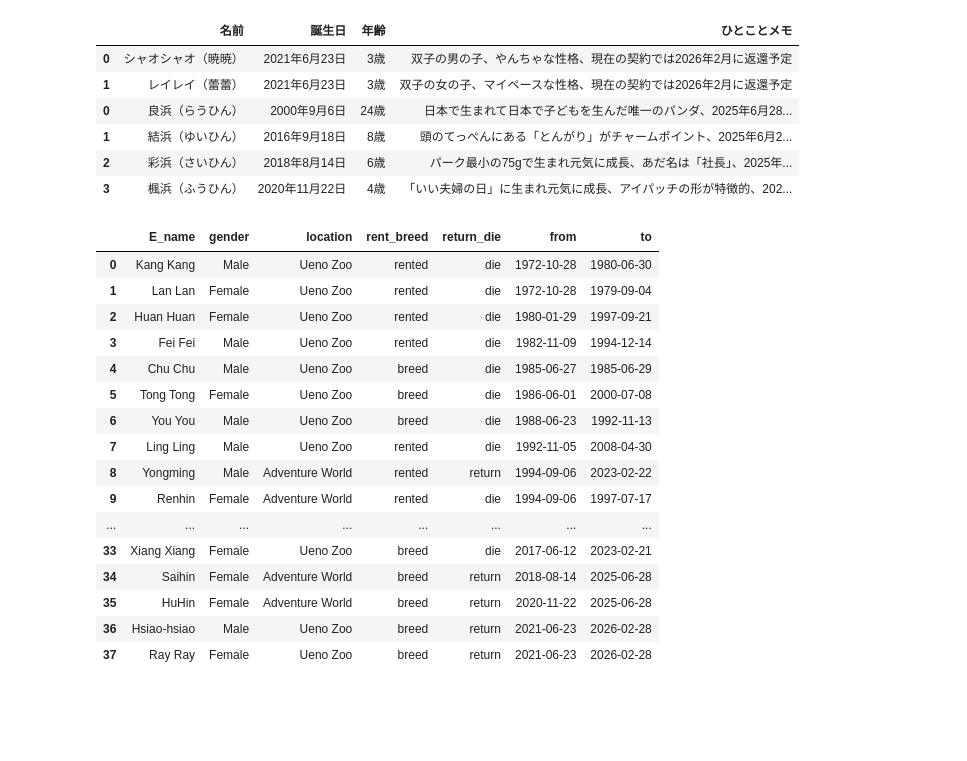
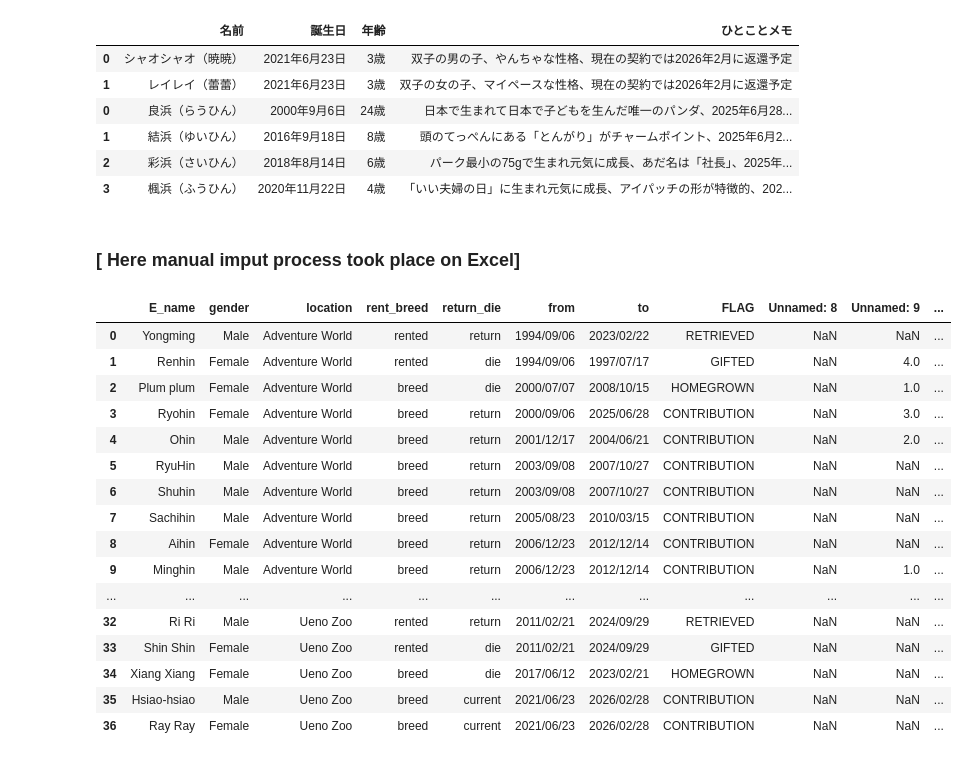
Before and after one commit to jhonma/panda_diplomacy, a Jupyter notebook: panda_diplomacy_cleaned.ipynb, the cells around one changed output. Cells and saved outputs as stored; diff of their text form; code cells hidden in the pictures; blank space fills up the shorter version.

```diff
--- a/panda_diplomacy_cleaned.ipynb
+++ b/panda_diplomacy_cleaned.ipynb
@@ -138,27 +38,29 @@ df
 | 3 | 楓浜（ふうひん） | 2020年11月22日 | 4歳 | 「いい夫婦の日」に生まれ元気に成長、アイパッチの形が特徴的、202... |
 # %%
 df.to_csv("tokidoki2.csv")
+# %% [markdown]
+### [ Here manual imput process took place on Excel]
 # %%
-df = pd.read_csv("tokidoki_import.csv")
+df = pd.read_csv("tokidoki_import2.csv")
 df
 # %% [output]
-|  | E_name | gender | location | rent_breed | return_die | from | to |
-| 0 | Kang Kang | Male | Ueno Zoo | rented | die | 1972-10-28 | 1980-06-30 |
-| 1 | Lan Lan | Female | Ueno Zoo | rented | die | 1972-10-28 | 1979-09-04 |
-| 2 | Huan Huan | Female | Ueno Zoo | rented | die | 1980-01-29 | 1997-09-21 |
-| 3 | Fei Fei | Male | Ueno Zoo | rented | die | 1982-11-09 | 1994-12-14 |
-| 4 | Chu Chu | Male | Ueno Zoo | breed | die | 1985-06-27 | 1985-06-29 |
-| 5 | Tong Tong | Female | Ueno Zoo | breed | die | 1986-06-01 | 2000-07-08 |
-| 6 | You You | Male | Ueno Zoo | breed | die | 1988-06-23 | 1992-11-13 |
-| 7 | Ling Ling | Male | Ueno Zoo | rented | die | 1992-11-05 | 2008-04-30 |
-| 8 | Yongming | Male | Adventure World | rented | return | 1994-09-06 | 2023-02-22 |
-| 9 | Renhin | Female | Adventure World | rented | die | 1994-09-06 | 1997-07-17 |
-| ... | ... | ... | ... | ... | ... | ... | ... |
-| 33 | Xiang Xiang | Female | Ueno Zoo | breed | die | 2017-06-12 | 2023-02-21 |
-| 34 | Saihin | Female | Adventure World | breed | return | 2018-08-14 | 2025-06-28 |
-| 35 | HuHin | Female | Adventure World | breed | return | 2020-11-22 | 2025-06-28 |
-| 36 | Hsiao-hsiao | Male | Ueno Zoo | breed | return | 2021-06-23 | 2026-02-28 |
-| 37 | Ray Ray | Female | Ueno Zoo | breed | return | 2021-06-23 | 2026-02-28 |
+|  | E_name | gender | location | rent_breed | return_die | from | to | FLAG | Unnamed: 8 | Unnamed: 9 | ... |
+| 0 | Yongming | Male | Adventure World | rented | return | 1994/09/06 | 2023/02/22 | RETRIEVED | NaN | NaN | ... |
+| 1 | Renhin | Female | Adventure World | rented | die | 1994/09/06 | 1997/07/17 | GIFTED | NaN | 4.0 | ... |
+| 2 | Plum plum | Female | Adventure World | breed | die | 2000/07/07 | 2008/10/15 | HOMEGROWN | NaN | 1.0 | ... |
+| 3 | Ryohin | Female | Adventure World | breed | return | 2000/09/06 | 2025/06/28 | CONTRIBUTION | NaN | 3.0 | ... |
+| 4 | Ohin | Male | Adventure World | breed | return | 2001/12/17 | 2004/06/21 | CONTRIBUTION | NaN | 2.0 | ... |
+| 5 | RyuHin | Male | Adventure World | breed | return | 2003/09/08 | 2007/10/27 | CONTRIBUTION | NaN | NaN | ... |
+| 6 | Shuhin | Male | Adventure World | breed | return | 2003/09/08 | 2007/10/27 | CONTRIBUTION | NaN | NaN | ... |
+| 7 | Sachihin | Male | Adventure World | breed | return | 2005/08/23 | 2010/03/15 | CONTRIBUTION | NaN | NaN | ... |
+| 8 | Aihin | Female | Adventure World | breed | return | 2006/12/23 | 2012/12/14 | CONTRIBUTION | NaN | NaN | ... |
+| 9 | Minghin | Male | Adventure World | breed | return | 2006/12/23 | 2012/12/14 | CONTRIBUTION | NaN | 1.0 | ... |
+| ... | ... | ... | ... | ... | ... | ... | ... | ... | ... | ... | ... |
+| 32 | Ri Ri | Male | Ueno Zoo | rented | return | 2011/02/21 | 2024/09/29 | RETRIEVED | NaN | NaN | ... |
+| 33 | Shin Shin | Female | Ueno Zoo | rented | die | 2011/02/21 | 2024/09/29 | GIFTED | NaN | NaN | ... |
+| 34 | Xiang Xiang | Female | Ueno Zoo | breed | die | 2017/06/12 | 2023/02/21 | HOMEGROWN | NaN | NaN | ... |
+| 35 | Hsiao-hsiao | Male | Ueno Zoo | breed | current | 2021/06/23 | 2026/02/28 | CONTRIBUTION | NaN | NaN | ... |
+| 36 | Ray Ray | Female | Ueno Zoo | breed | current | 2021/06/23 | 2026/02/28 | CONTRIBUTION | NaN | NaN | ... |
 # %%
 df.shape
 # %% [output]
```
Also changed, not shown: parts of 10 cells of this notebook.
